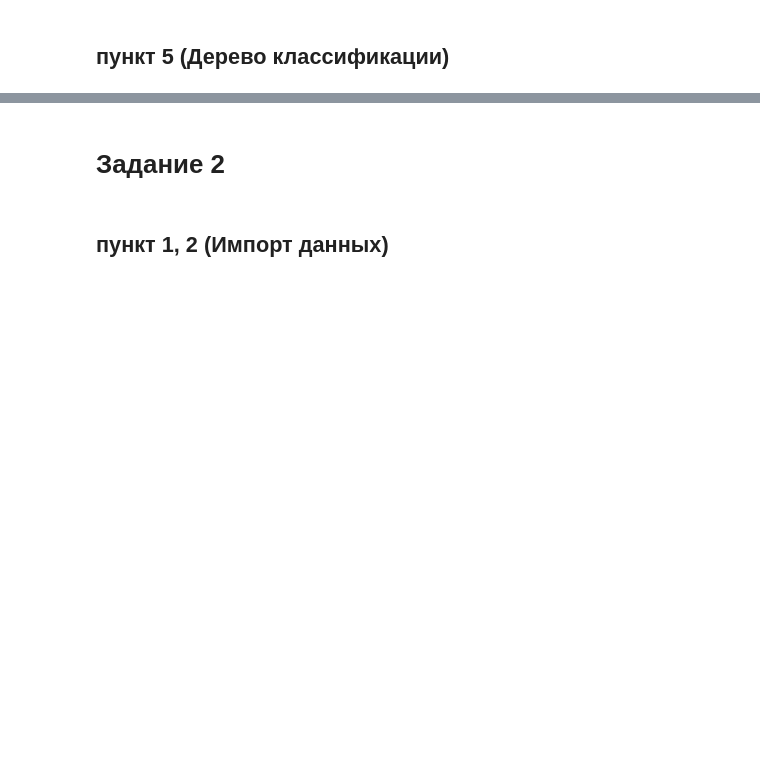
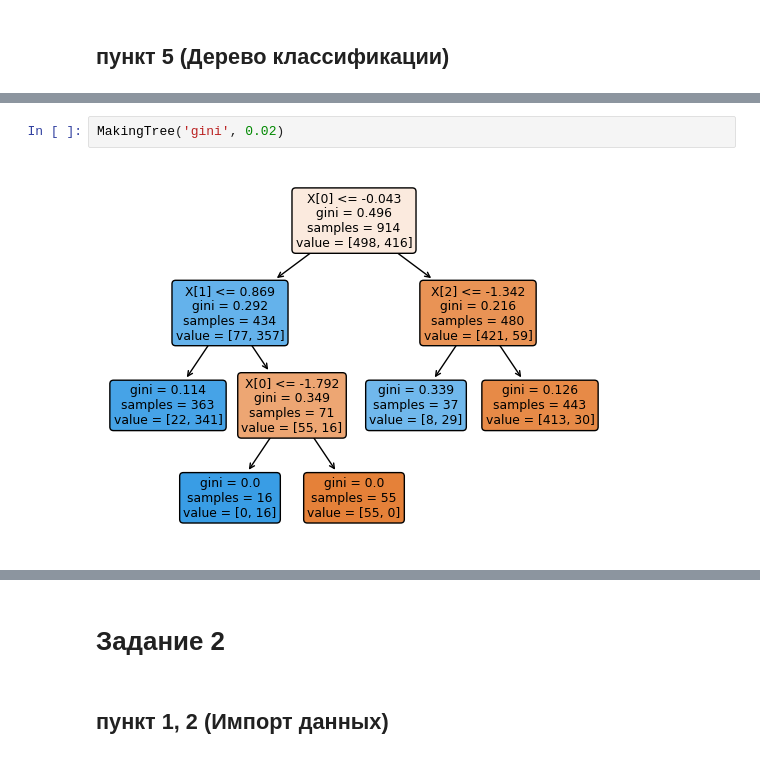
Before and after one commit to ForwardMoth/stdb_lab, a Jupyter notebook: lab7/lab7.ipynb, the cells around one changed output, grey strips where cells are left out. Saved outputs shown, nothing was run; the diff lists cells and outputs as text; blank space fills up the shorter version.

```diff
--- a/lab7/lab7.ipynb
+++ b/lab7/lab7.ipynb
@@ -35,0 +125,4 @@ array([0, 1], dtype=int64)
+# %%
+MakingTree('gini', 0.02)
+# %% [output]
+[figure, added]
```
Also changed, not shown: parts of 32 cells of this notebook, 2 other files.
